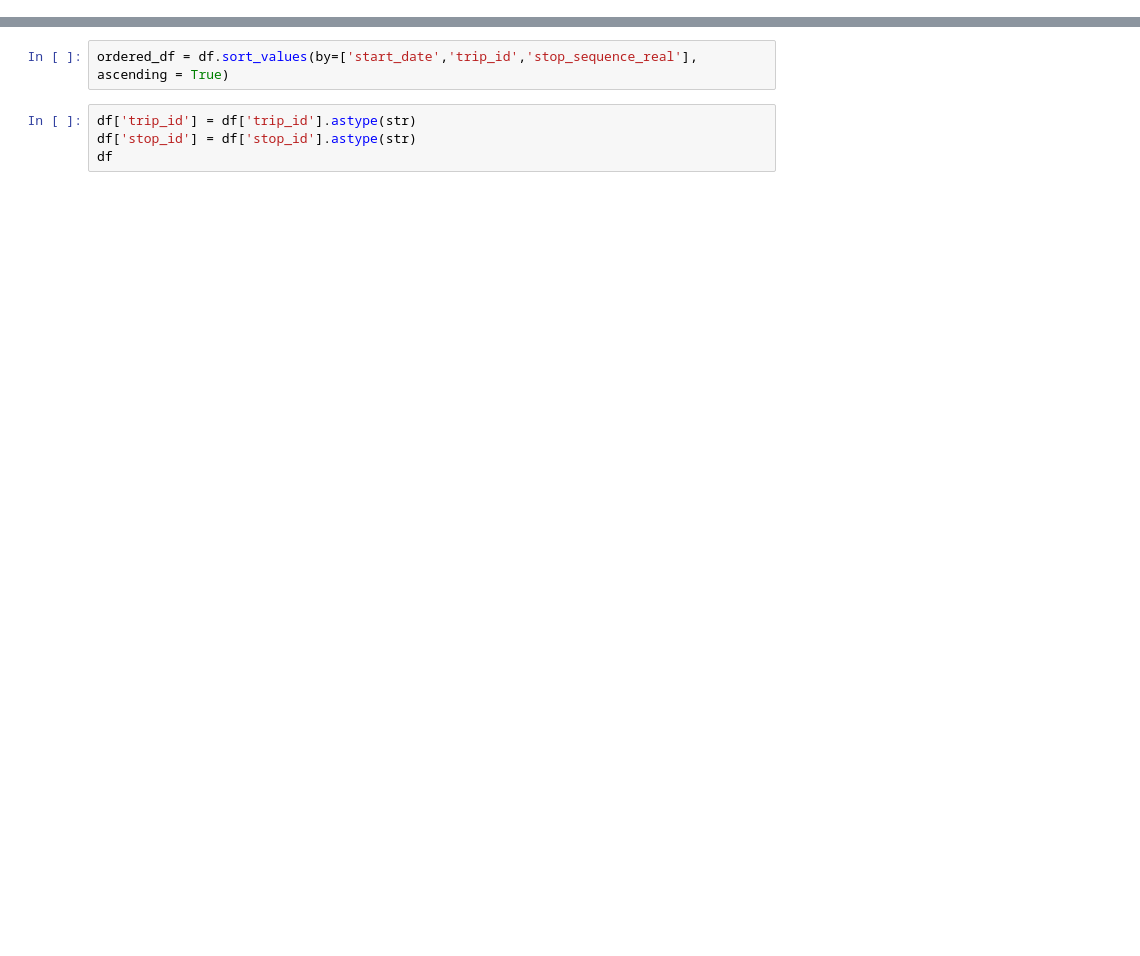
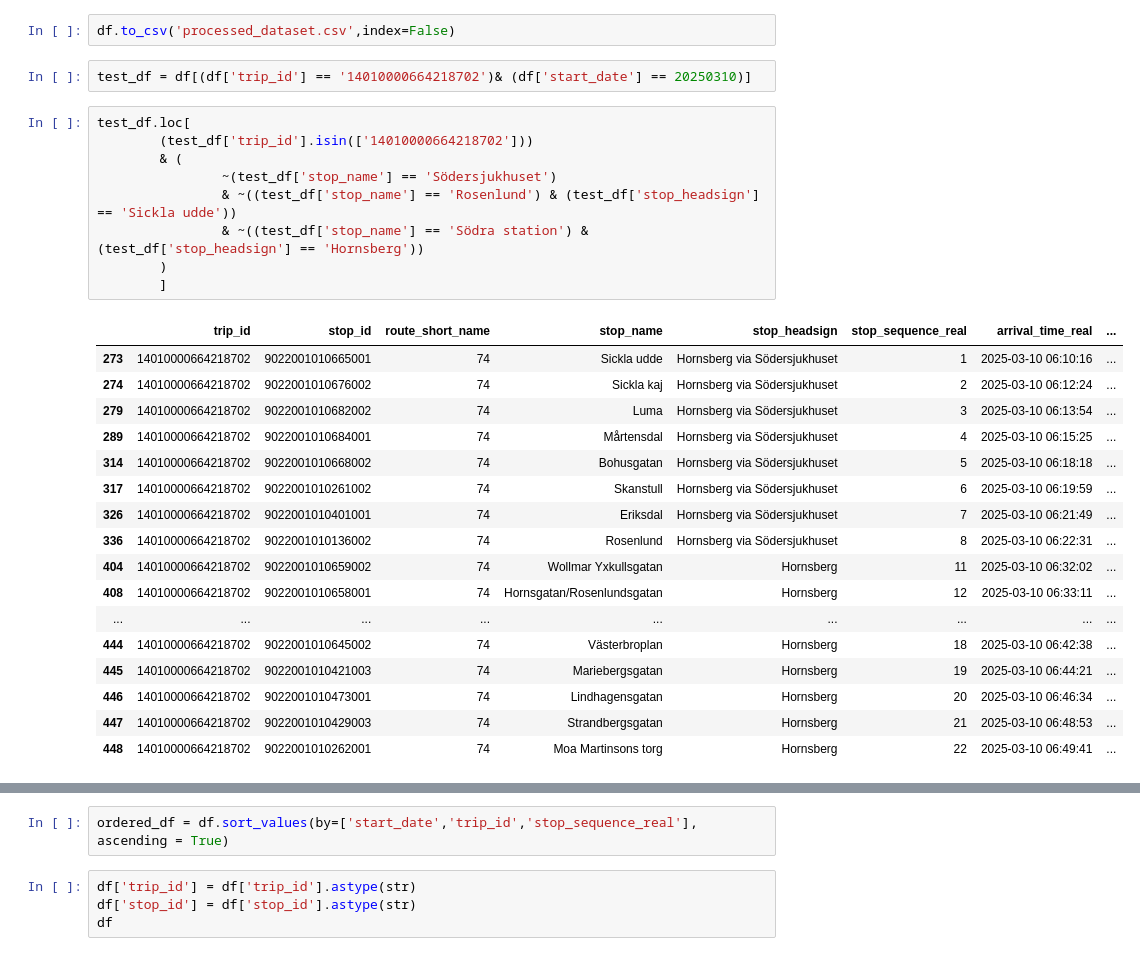
Before and after one commit to jesus-martinez02/PT-Project, a Jupyter notebook: test.ipynb, the cells around one changed output, grey strips where cells are left out. Drawn from its saved outputs; the diff is of its cells as text; blank space fills up the shorter version.

```diff
--- a/test.ipynb
+++ b/test.ipynb
@@ -22,0 +25,31 @@ df
+# %%
+df.to_csv('processed_dataset.csv',index=False)
+# %%
+test_df = df[(df['trip_id'] == '14010000664218702')& (df['start_date'] == 20250310)]
+# %%
+test_df.loc[
+        (test_df['trip_id'].isin(['14010000664218702']))
+        & (
+                ~(test_df['stop_name'] == 'Södersjukhuset')
+                & ~((test_df['stop_name'] == 'Rosenlund') & (test_df['stop_headsign'] == 'Sickla udde'))
+                & ~((test_df['stop_name'] == 'Södra station') & (test_df['stop_headsign'] == 'Hornsberg'))
+        )
+        ]
+# %% [output]
+|  | trip_id | stop_id | route_short_name | stop_name | stop_headsign | stop_sequence_real | arrival_time_real | ... |
+| 273 | 14010000664218702 | 9022001010665001 | 74 | Sickla udde | Hornsberg via Södersjukhuset | 1 | 2025-03-10 06:10:16 | ... |
+| 274 | 14010000664218702 | 9022001010676002 | 74 | Sickla kaj | Hornsberg via Södersjukhuset | 2 | 2025-03-10 06:12:24 | ... |
+| 279 | 14010000664218702 | 9022001010682002 | 74 | Luma | Hornsberg via Södersjukhuset | 3 | 2025-03-10 06:13:54 | ... |
+| 289 | 14010000664218702 | 9022001010684001 | 74 | Mårtensdal | Hornsberg via Södersjukhuset | 4 | 2025-03-10 06:15:25 | ... |
+| 314 | 14010000664218702 | 9022001010668002 | 74 | Bohusgatan | Hornsberg via Södersjukhuset | 5 | 2025-03-10 06:18:18 | ... |
+| 317 | 14010000664218702 | 9022001010261002 | 74 | Skanstull | Hornsberg via Södersjukhuset | 6 | 2025-03-10 06:19:59 | ... |
+| 326 | 14010000664218702 | 9022001010401001 | 74 | Eriksdal | Hornsberg via Södersjukhuset | 7 | 2025-03-10 06:21:49 | ... |
+| 336 | 14010000664218702 | 9022001010136002 | 74 | Rosenlund | Hornsberg via Södersjukhuset | 8 | 2025-03-10 06:22:31 | ... |
+| 404 | 14010000664218702 | 9022001010659002 | 74 | Wollmar Yxkullsgatan | Hornsberg | 11 | 2025-03-10 06:32:02 | ... |
+| 408 | 14010000664218702 | 9022001010658001 | 74 | Hornsgatan/Rosenlundsgatan | Hornsberg | 12 | 2025-03-10 06:33:11 | ... |
+| ... | ... | ... | ... | ... | ... | ... | ... | ... |
+| 444 | 14010000664218702 | 9022001010645002 | 74 | Västerbroplan | Hornsberg | 18 | 2025-03-10 06:42:38 | ... |
+| 445 | 14010000664218702 | 9022001010421003 | 74 | Mariebergsgatan | Hornsberg | 19 | 2025-03-10 06:44:21 | ... |
+| 446 | 14010000664218702 | 9022001010473001 | 74 | Lindhagensgatan | Hornsberg | 20 | 2025-03-10 06:46:34 | ... |
+| 447 | 14010000664218702 | 9022001010429003 | 74 | Strandbergsgatan | Hornsberg | 21 | 2025-03-10 06:48:53 | ... |
+| 448 | 14010000664218702 | 9022001010262001 | 74 | Moa Martinsons torg | Hornsberg | 22 | 2025-03-10 06:49:41 | ... |
```
Also changed, not shown: parts of 17 cells of this notebook, 3 other files.
